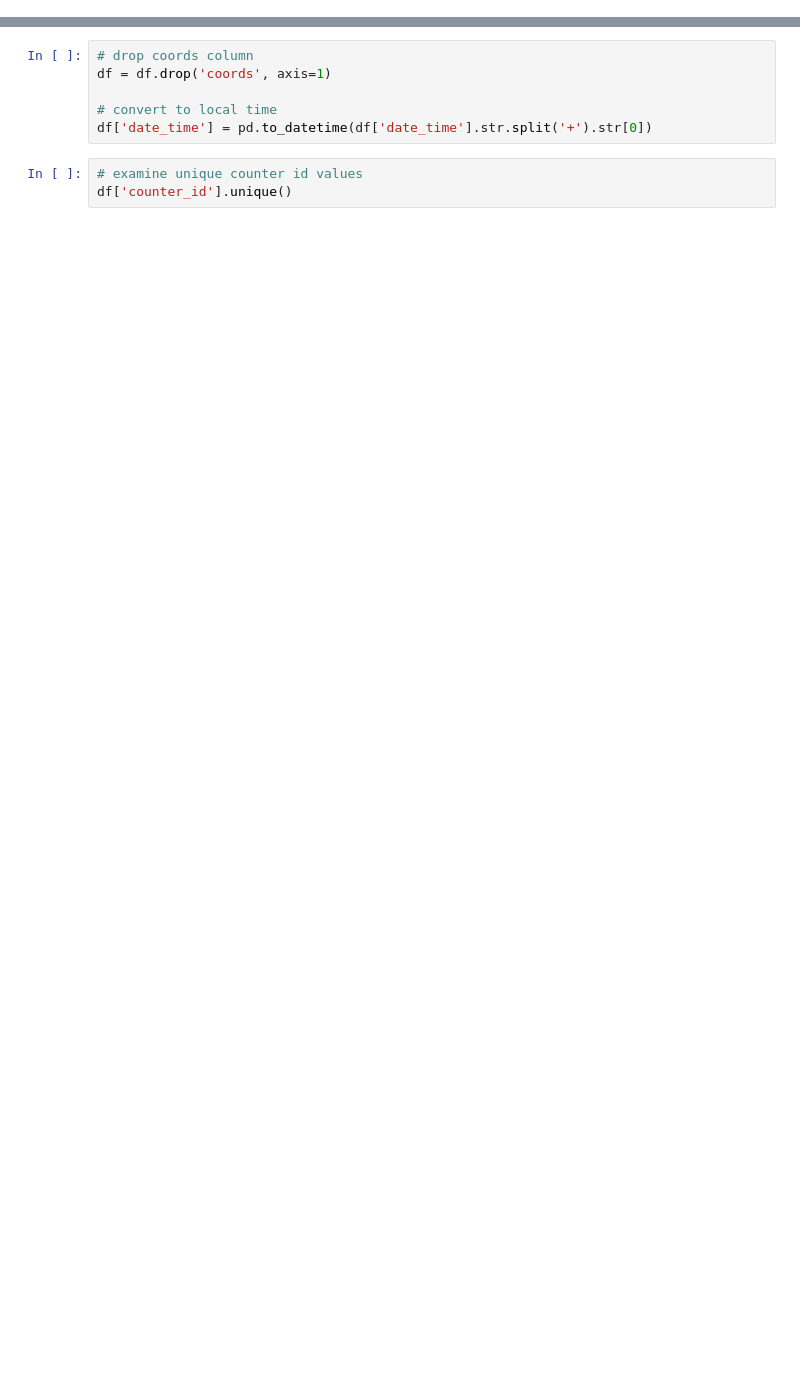
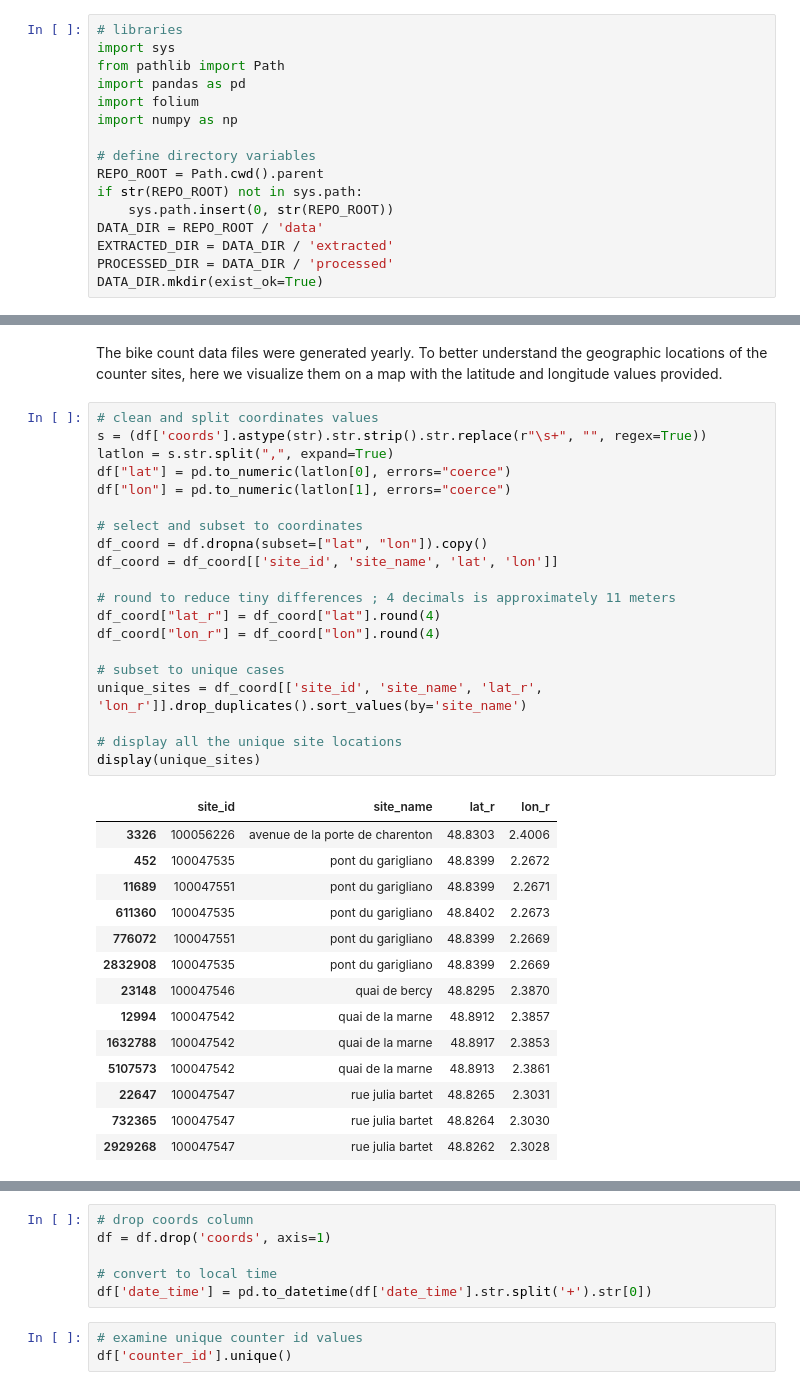
Before and after one commit to bpgodsil/meteo_velo, a Jupyter notebook: notebooks/03_bike_data_preprocess.ipynb, the cells around one changed output, grey strips where cells are left out. Cells and saved outputs as stored; diff of their text form; blank space fills up the shorter version.

```diff
--- a/notebooks/03_bike_data_preprocess.ipynb
+++ b/notebooks/03_bike_data_preprocess.ipynb
@@ -72,0 +7,16 @@ coord_df
+# %%
+# libraries
+import sys
+from pathlib import Path
+import pandas as pd
+import folium
+import numpy as np
+
+# define directory variables
+REPO_ROOT = Path.cwd().parent
+if str(REPO_ROOT) not in sys.path:
+    sys.path.insert(0, str(REPO_ROOT))
+DATA_DIR = REPO_ROOT / 'data'
+EXTRACTED_DIR = DATA_DIR / 'extracted'
+PROCESSED_DIR = DATA_DIR / 'processed'
+DATA_DIR.mkdir(exist_ok=True)
@@ -72,0 +39,37 @@ coord_df
+# %% [markdown]
+The bike count data files were generated yearly. To better understand the geographic locations of the counter sites, here we visualize them on a map with the latitude and longitude values provided.
+# %%
+# clean and split coordinates values
+s = (df['coords'].astype(str).str.strip().str.replace(r"\s+", "", regex=True))
+latlon = s.str.split(",", expand=True)
+df["lat"] = pd.to_numeric(latlon[0], errors="coerce")
+df["lon"] = pd.to_numeric(latlon[1], errors="coerce")
+
+# select and subset to coordinates
+df_coord = df.dropna(subset=["lat", "lon"]).copy()
+df_coord = df_coord[['site_id', 'site_name', 'lat', 'lon']]
+
+# round to reduce tiny differences ; 4 decimals is approximately 11 meters
+df_coord["lat_r"] = df_coord["lat"].round(4)
+df_coord["lon_r"] = df_coord["lon"].round(4)
+
+# subset to unique cases
+unique_sites = df_coord[['site_id', 'site_name', 'lat_r', 'lon_r']].drop_duplicates().sort_values(by='site_name')
+
+# display all the unique site locations
+display(unique_sites)
+# %% [output]
+|  | site_id | site_name | lat_r | lon_r |
+| 3326 | 100056226 | avenue de la porte de charenton | 48.8303 | 2.4006 |
+| 452 | 100047535 | pont du garigliano | 48.8399 | 2.2672 |
+| 11689 | 100047551 | pont du garigliano | 48.8399 | 2.2671 |
+| 611360 | 100047535 | pont du garigliano | 48.8402 | 2.2673 |
+| 776072 | 100047551 | pont du garigliano | 48.8399 | 2.2669 |
+| 2832908 | 100047535 | pont du garigliano | 48.8399 | 2.2669 |
+| 23148 | 100047546 | quai de bercy | 48.8295 | 2.3870 |
+| 12994 | 100047542 | quai de la marne | 48.8912 | 2.3857 |
+| 1632788 | 100047542 | quai de la marne | 48.8917 | 2.3853 |
+| 5107573 | 100047542 | quai de la marne | 48.8913 | 2.3861 |
+| 22647 | 100047547 | rue julia bartet | 48.8265 | 2.3031 |
+| 732365 | 100047547 | rue julia bartet | 48.8264 | 2.3030 |
+| 2929268 | 100047547 | rue julia bartet | 48.8262 | 2.3028 |
```
Also changed, not shown: parts of 33 cells of this notebook, 4 other files.
